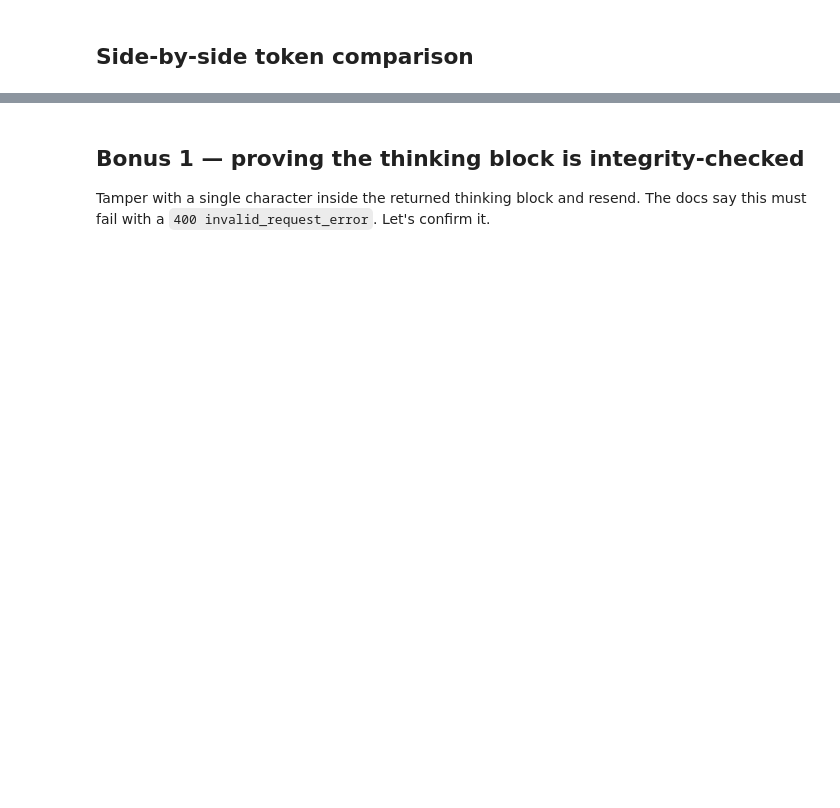
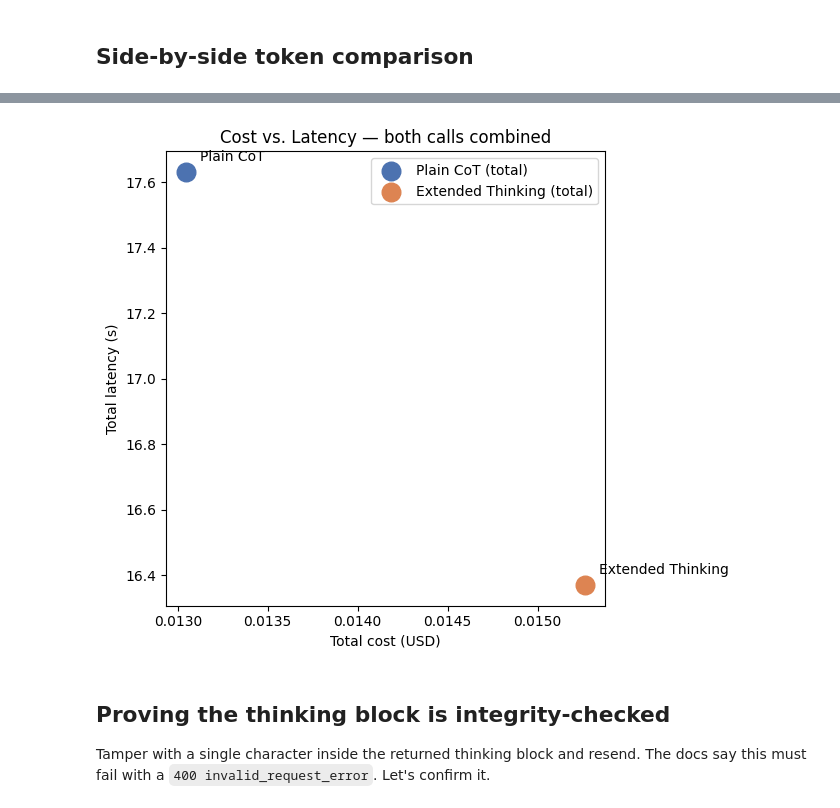
Before and after one commit to snkrishnan1978/Blogs, a Jupyter notebook: Claudecode/ExtendedThinking-CoT/cot_vs_extended_thinking.ipynb, the cells around one changed output, grey strips where cells are left out. Cells and saved outputs as stored; diff of their text form; code cells hidden in the pictures; blank space fills up the shorter version.

```diff
--- a/Claudecode/ExtendedThinking-CoT/cot_vs_extended_thinking.ipynb
+++ b/Claudecode/ExtendedThinking-CoT/cot_vs_extended_thinking.ipynb
@@ -235,0 +532,28 @@ plt.show()
+# %%
+latency_breakdown = {
+    "CoT - Call 1": cot_call_1_latency,
+    "CoT - Call 2": cot_call_2_latency,
+    "ExtThinking - Call 1": ext_call_1_latency,
+    "ExtThinking - Call 2": ext_call_2_latency,
+}
+
+print(f"{'Call':<24}{'Latency (s)':>14}")
+print("-" * 38)
+for name, lat in latency_breakdown.items():
+    print(f"{name:<24}{lat:>14.2f}")
+
+cot_total_latency = latency_breakdown["CoT - Call 1"] + latency_breakdown["CoT - Call 2"]
+ext_total_latency = latency_breakdown["ExtThinking - Call 1"] + latency_breakdown["ExtThinking - Call 2"]
+
+print("\nTotal round-trip time across both calls:")
+print(f"  Plain CoT:         {cot_total_latency:.2f}s")
+print(f"  Extended Thinking: {ext_total_latency:.2f}s")
+
+faster = "Plain CoT" if cot_total_latency < ext_total_latency else "Extended Thinking"
+lat_diff_pct = abs(cot_total_latency - ext_total_latency) / max(cot_total_latency, ext_total_latency) * 100
+print(f"\n→ {faster} was faster on this run, by {lat_diff_pct:.1f}%.")
+print(
+    "Note: latency varies run to run (network, server load, how much Claude "
+    "decides to think on a given call). Run this a few times and look at the "
+    "trend, not a single measurement."
+)
@@ -236,5 +618,23 @@ plt.show()
+# %%
+fig5, ax5 = plt.subplots(figsize=(6.5, 5.5), facecolor="white")
+ax5.set_facecolor("white")
+ax5.scatter([cot_total_cost], [cot_total_latency], s=180, color="#4C72B0", label="Plain CoT (total)")
+ax5.scatter([ext_total_cost], [ext_total_latency], s=180, color="#DD8452", label="Extended Thinking (total)")
+ax5.annotate("Plain CoT", (cot_total_cost, cot_total_latency), textcoords="offset points", xytext=(10, 8), color="black")
+ax5.annotate("Extended Thinking", (ext_total_cost, ext_total_latency), textcoords="offset points", xytext=(10, 8), color="black")
+ax5.set_xlabel("Total cost (USD)", color="black")
+ax5.set_ylabel("Total latency (s)", color="black")
+ax5.set_title("Cost vs. Latency — both calls combined", color="black")
+ax5.tick_params(colors="black")
+for spine in ax5.spines.values():
+    spine.set_color("black")
+ax5.legend()
+plt.tight_layout()
+plt.show()
+# %% [output]
+[figure, added]
 # %% [markdown]
-## Bonus 1 — proving the thinking block is integrity-checked
+## Proving the thinking block is integrity-checked
 
 Tamper with a single character inside the returned thinking block and resend.
 The docs say this must fail with a `400 invalid_request_error`. Let's confirm it.
```
Also changed, not shown: parts of 34 cells of this notebook, 1 other file.
